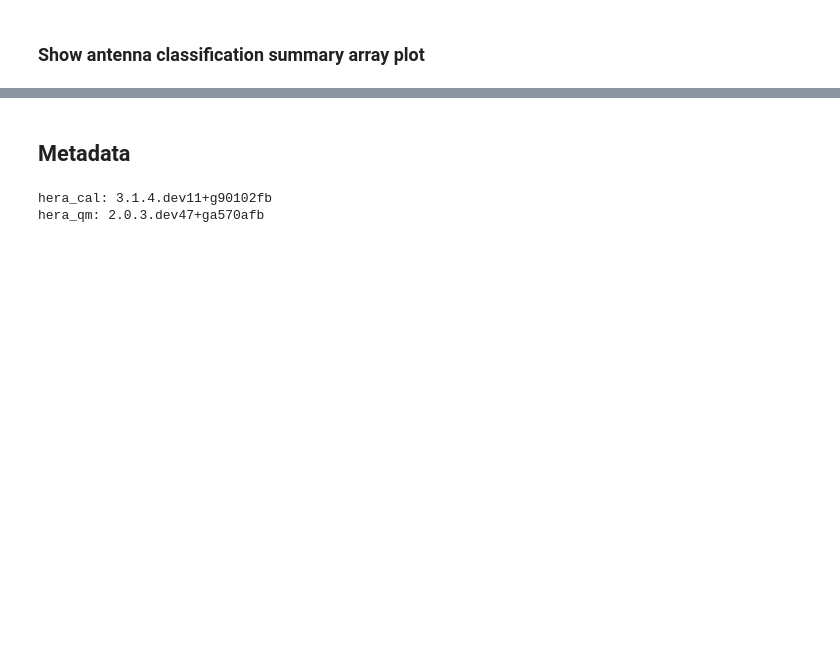
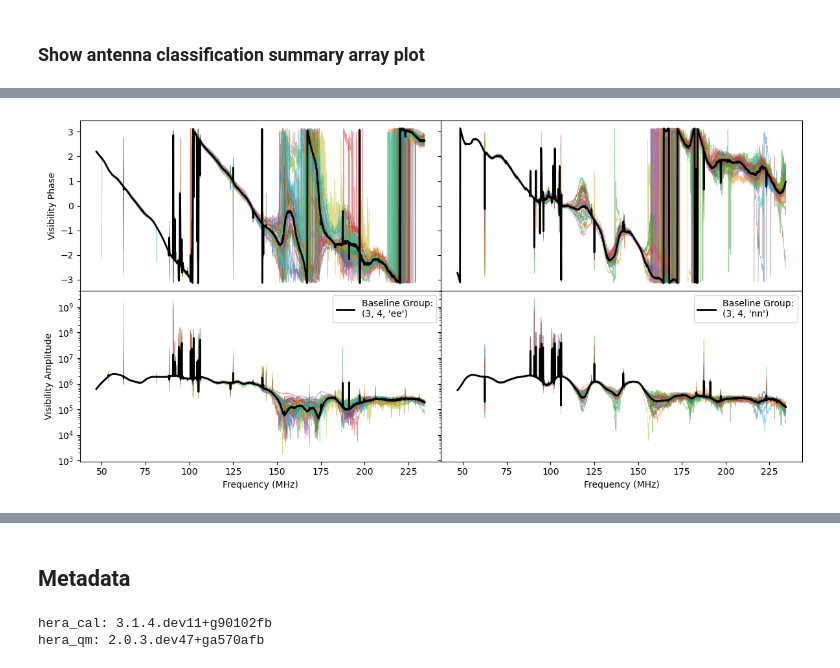
Before and after one commit to HERA-Team/H6C_Notebooks, a Jupyter notebook: file_inspect/file_inspect_2459828.ipynb, the cells around one changed output, grey strips where cells are left out. Cells and saved outputs as stored; diff of their text form; code cells hidden in the pictures; blank space fills up the shorter version.

```diff
--- a/file_inspect/file_inspect_2459828.ipynb
+++ b/file_inspect/file_inspect_2459828.ipynb
@@ -314,18 +240,0 @@ if PLOT:
-# %%
-if PLOT:
-    fig, axes = plt.subplots(1, 2, figsize=(12, 4), dpi=100)
-    for ax, pol, cal in zip(axes, ['ee', 'nn'], [cal_ee_expanded, cal_nn_expanded]):
-        ants = set([ant for ant in cal['chisq_per_ant']])
-        cspas = [np.median(cal['chisq_per_ant'][ant]) for ant in ants]
-        xpos = [hd.antpos[ant[0]][0] for ant in ants]
-        ypos = [hd.antpos[ant[0]][1] for ant in ants]
-        scatter = ax.scatter(xpos, ypos, s=250, c=cspas, norm=matplotlib.colors.LogNorm(vmin=1, vmax=10))
-        for ant in ants:
-            ax.text(hd.antpos[ant[0]][0], hd.antpos[ant[0]][1], ant[0], va='center', ha='center', fontsize=9,
-                    c=('r' if ant in final_class.bad_ants else 'w'))
-        plt.colorbar(scatter, ax=ax, extend='both')
-        ax.axis('equal')
-        ax.set_xlabel('East-West Position (meters)')
-        ax.set_ylabel('North-South Position (meters)')
-        ax.set_title(f'{pol}-pol $\\chi^2$ / Antenna (Red is Flagged)')
-    plt.tight_layout()
@@ -340,0 +247,7 @@ if PLOT:
+# %%
+def classify_off_grid(reds, all_ants):
+    '''Returns AntennaClassification of all_ants where good ants are in reds while bad ants are not.'''
+    ants_in_reds = set([ant for red in reds for bl in red for ant in utils.split_bl(bl)])
+    on_grid = [ant for ant in all_ants if ant in ants_in_reds]
+    off_grid = [ant for ant in all_ants if ant not in ants_in_reds]
+    return ant_class.AntennaClassification(good=on_grid, bad=off_grid)
@@ -340,0 +309,21 @@ if PLOT:
+# %%
+if PLOT:
+    fig, axes = plt.subplots(2, 2, figsize=(12, 6), dpi=100, sharex='col', sharey='row', gridspec_kw={'hspace': 0, 'wspace': 0})
+    for i, pol in enumerate(['ee', 'nn']):
+        reds_here = redcal.get_reds(hd.data_antpos, pols=[pol], pol_mode='1pol')
+        red = sorted(redcal.filter_reds(reds_here, ex_ants=final_class.bad_ants), key=len, reverse=True)[0]
+        rc_data = {bl: np.array(data[bl]) for bl in red}
+        apply_cal.calibrate_in_place(rc_data, cal['g_omnical'])
+        for bl in red:
+            axes[0, i].plot(hd.freqs/1e6, np.angle(np.mean(rc_data[bl], axis=0)), alpha=.5, lw=.5)
+            axes[1, i].semilogy(hd.freqs/1e6, np.abs(np.mean(rc_data[bl], axis=0)), alpha=.5, lw=.5)
+        axes[0, i].plot(hd.freqs / 1e6, np.angle(np.mean(cal['v_omnical'][red[0]], axis=0)), lw=2, c='k')
+        axes[1, i].semilogy(hd.freqs / 1e6, np.abs(np.mean(cal['v_omnical'][red[0]], axis=0)), lw=2, c='k', label=f'Baseline Group:\n{red[0]}')
+
+        axes[1, i].set_xlabel('Frequency (MHz)')
+        axes[1, i].legend(loc='upper right')
+    axes[0, 0].set_ylabel('Visibility Phase')
+    axes[1, 0].set_ylabel('Visibility Amplitude')
+    plt.tight_layout()
+# %% [output]
+[figure, added]
```
Also changed, not shown: parts of 26 cells of this notebook.
